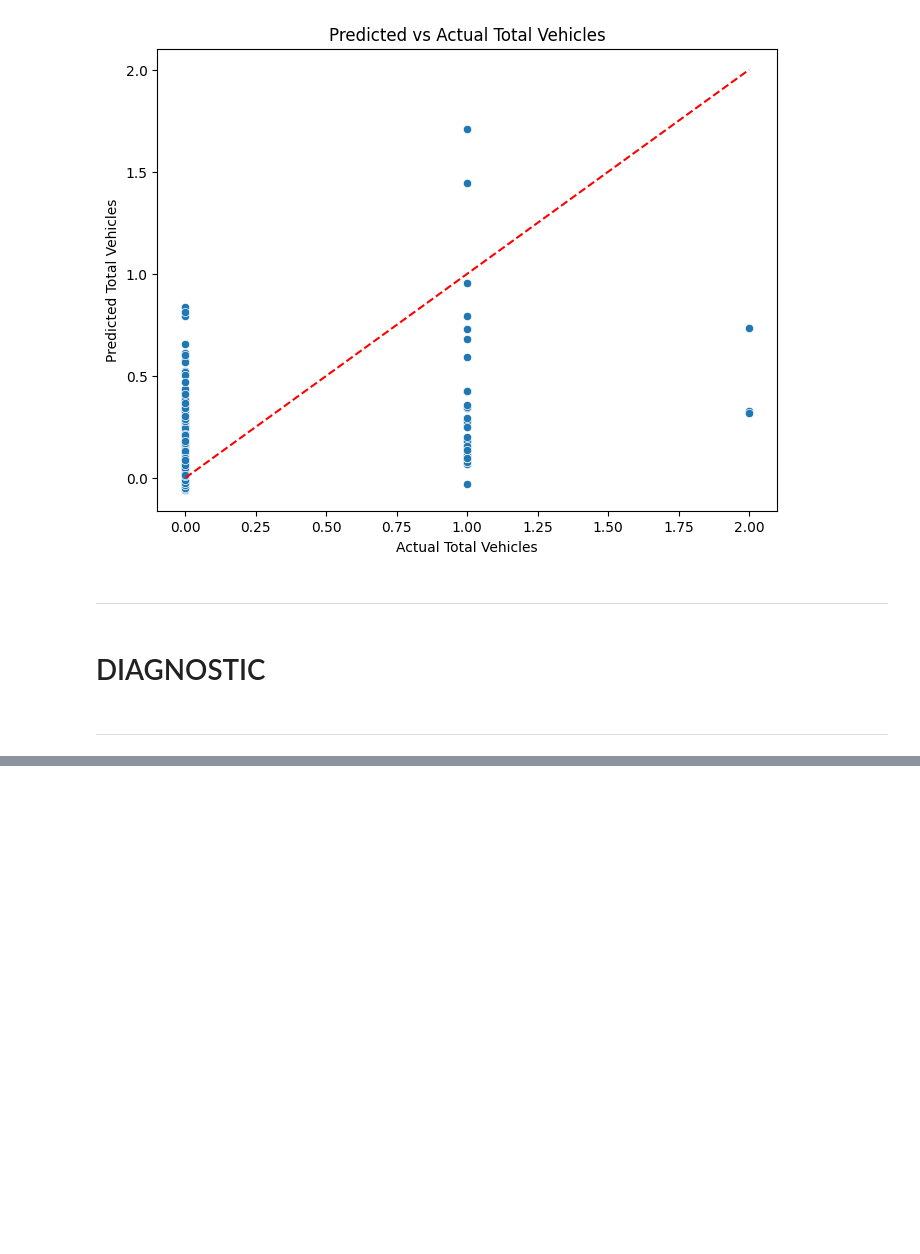
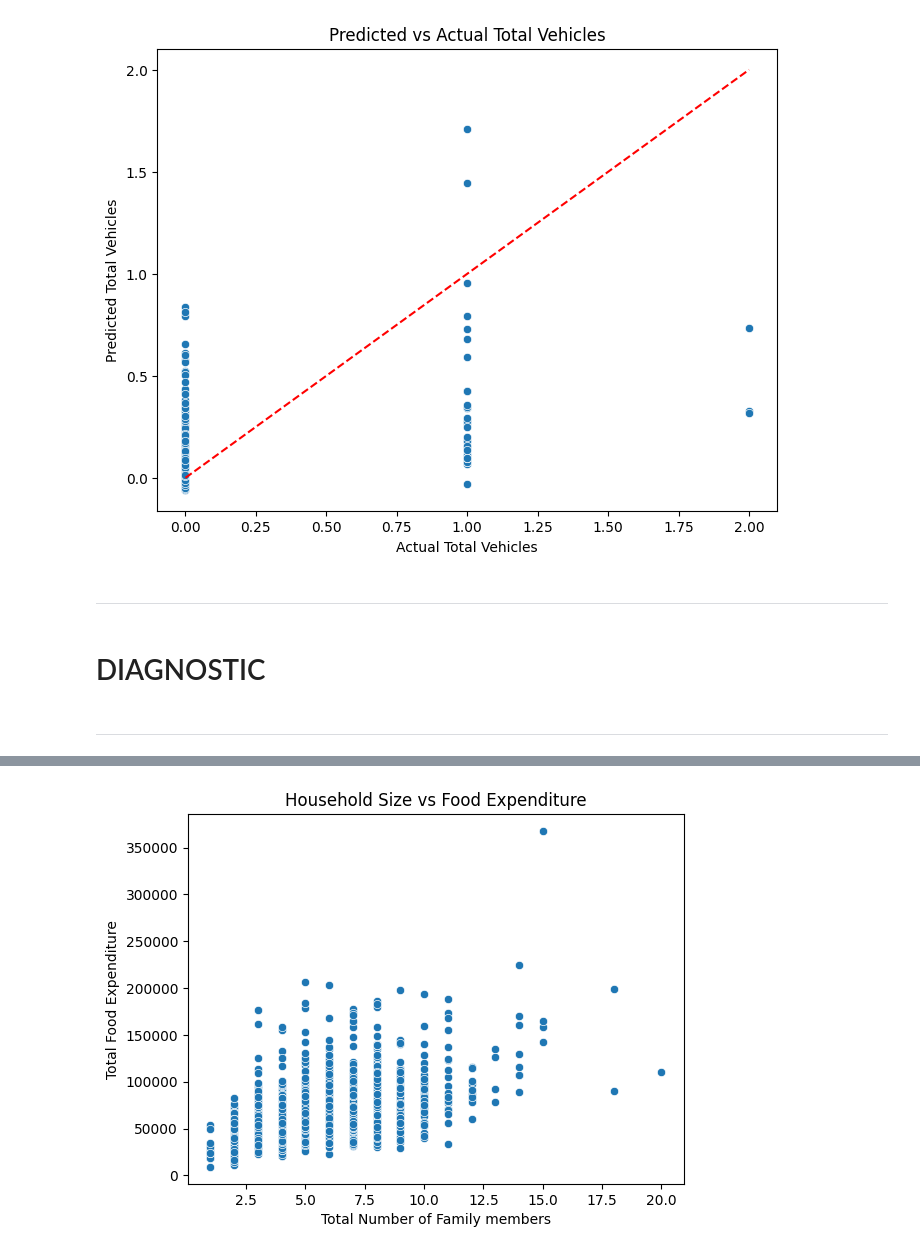
Before and after one commit to aguiwasivan/ANALYTICS, a Jupyter notebook: BARMM.ipynb, the cells around one changed output, grey strips where cells are left out. Cells and saved outputs as stored; diff of their text form; code cells hidden in the pictures; blank space fills up the shorter version.

```diff
--- a/BARMM.ipynb
+++ b/BARMM.ipynb
@@ -216,0 +285,9 @@ MSE: 0.09, R^2: 0.07
+# %%
+
+sns.scatterplot(data=df,
+                x="Total Number of Family members",
+                y="Total Food Expenditure")
+plt.title("Household Size vs Food Expenditure")
+plt.show()
+# %% [output]
+[figure, added]
```
Also changed, not shown: parts of 4 cells of this notebook.
